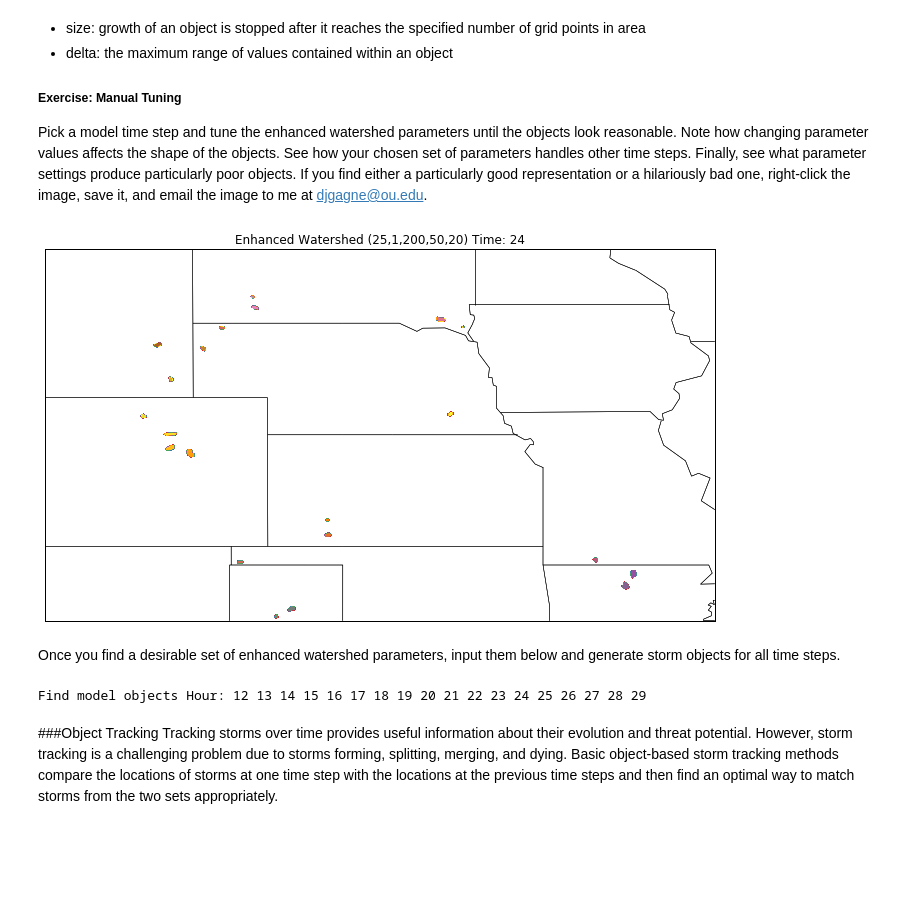
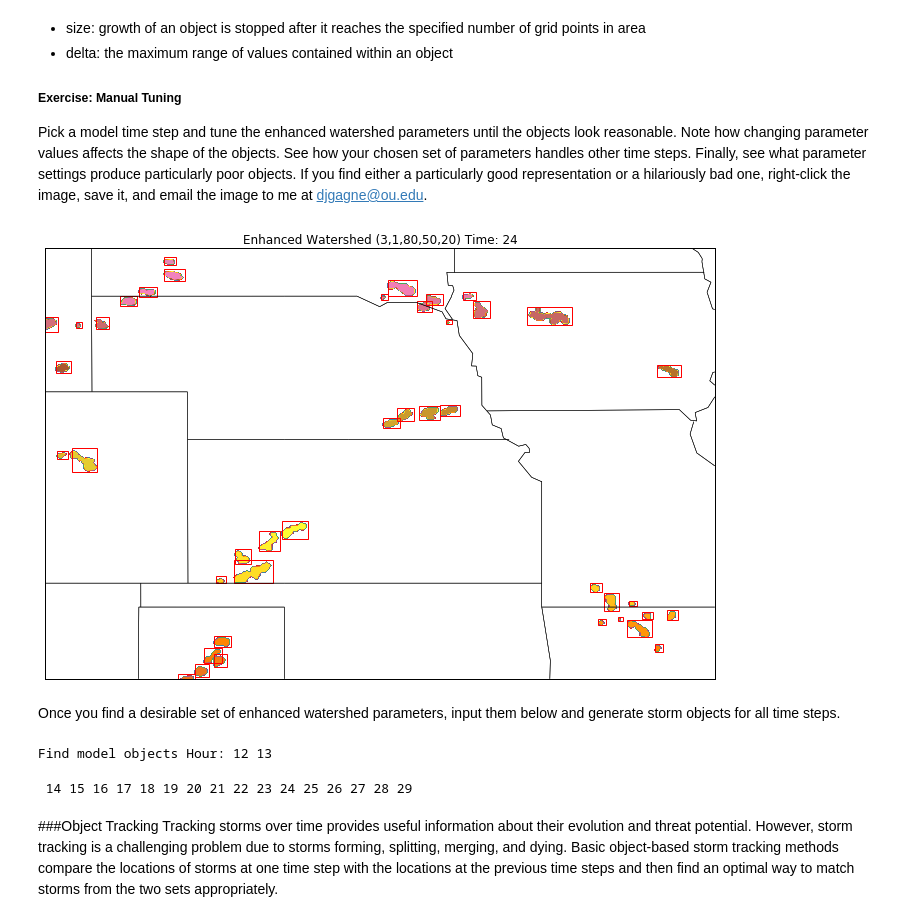
Before and after one commit to djgagne/hagelslag, a Jupyter notebook: demos/unidata_users_workshop_2015.ipynb, the cells around one changed output. Saved outputs shown, nothing was run; the diff lists cells and outputs as text; code cells hidden in the pictures; blank space fills up the shorter version.

```diff
--- a/demos/unidata_users_workshop_2015.ipynb
+++ b/demos/unidata_users_workshop_2015.ipynb
@@ -35,7 +36,7 @@ member ="wrf-s3cn_arw"
 run_date = datetime(2015, 6, 4)
 # We will be using the uh_max (hourly max 2-5 km Updraft Helicity) variable for this exercise
 # cmpref (simulated composite radar reflectivity) is also available.
-variable = "uh_max"
+variable = "cqgmax"
 start_date = run_date + timedelta(hours=12)
 end_date = run_date + timedelta(hours=29)
 model_grid = ModelOutput(ensemble_name,
@@ -134,38 +136,45 @@ Pick a model time step and tune the enhanced watershed parameters until the obje
 # %%
 def ew_demo(min_max, step_val, size_val=50, delta_val=5, time=12):
     ew = EnhancedWatershed(min_max[0],step_val,min_max[1],size_val,delta_val)
-    plt.figure(figsize=(12,8))
+    fig, ax = plt.subplots(figsize=(12,8))
     basemap.drawstates()
     labels = ew.label(gaussian_filter(model_grid.data[time - model_grid.start_hour], 1))
+    objs = find_objects(labels)
     plt.contourf(model_grid.lon,
                  model_grid.lat,
                  labels,
                  np.arange(1,labels.max()),
                  extend="max",
                  cmap="Set1")
+    for obj in objs:
+        sy = model_grid.lat[obj[0].start-1, obj[1].start-1]
+        sx = model_grid.lon[obj[0].start-1, obj[1].start-1]
+        wx = model_grid.lon[obj[0].stop + 1, obj[1].stop + 1] - sx
+        wy = model_grid.lat[obj[0].stop + 1, obj[1].stop + 1] - sy
+        ax.add_patch(patches.Rectangle((sx, sy), wx, wy, fill=False, color="red"))
     plt.xlim(*lon_range)
     plt.ylim(*lat_range)
     plt.grid()
     plt.title("Enhanced Watershed ({0:d},{1:d},{2:d},{3:d},{4:d}) Time: {5:d}".format(min_max[0],
                                                                                       step_val,
                                                                                       min_max[1],
                                                                                       size_val,
                                                                                       delta_val,
                                                                                       time))
-minmax_slider = widgets.IntRangeSlider(min=10, max=300, step=10, value=(25,200))
+minmax_slider = widgets.IntRangeSlider(min=3, max=80, step=1, value=(3,80))
 step_slider = widgets.IntSlider(min=1, max=10, step=1, value=1)
-size_slider = widgets.IntSlider(min=5, max=200, step=5, value=50)
-delta_slider = widgets.IntSlider(min=10, max=200, step=10, value=20)
+size_slider = widgets.IntSlider(min=5, max=300, step=5, value=50)
+delta_slider = widgets.IntSlider(min=10, max=100, step=10, value=20)
 time_slider = widgets.IntSlider(min=model_grid.start_hour, max=model_grid.end_hour, step=1, value=24)
 w = widgets.interactive(ew_demo,
                         min_max=minmax_slider,
                         step_val=step_slider,
                         size_val=size_slider,
                         delta_val=delta_slider,
                         time=time_slider)
 display(w)
 # %% [output]
-[figure, old version]
+[figure, new version]
 # %% [markdown]
 Once you find a desirable set of enhanced watershed parameters, input them below and generate storm objects for all time steps.
 # %%
@@ -195,18 +204,19 @@ def get_forecast_objects(model_grid, ew_params, min_size, gaussian_window):
                     model_objects[-1][-1].estimate_motion(hour, model_grid.data[h-1], dims[1], dims[0])
     return model_objects
 
-min_thresh = 20
-max_thresh = 200
+min_thresh = 3
+max_thresh = 80
 step = 1
 max_size = 90
-min_size = 20
+min_size = 16
 delta = 100
 gaussian_filter_size = 2
 
 model_objects = get_forecast_objects(model_grid, (min_thresh, step, max_thresh, max_size, delta),
                                      min_size, gaussian_filter_size)
 # %% [output]
-Find model objects Hour: 12 13 14 15 16 17 18 19 20 21 22 23 24 25 26 27 28 29
+Find model objects Hour: 12 13
+ 14 15 16 17 18 19 20 21 22 23 24 25 26 27 28 29
 # %% [markdown]
 ###Object Tracking
 Tracking storms over time provides useful information about their evolution and threat potential. However, storm tracking is a challenging problem due to storms forming, splitting, merging, and dying. Basic object-based storm tracking methods compare the locations of storms at one time step with the locations at the previous time steps and then find an optimal way to match storms from the two sets appropriately.
```
Also changed, not shown: parts of 4 cells of this notebook, 1 other file.
